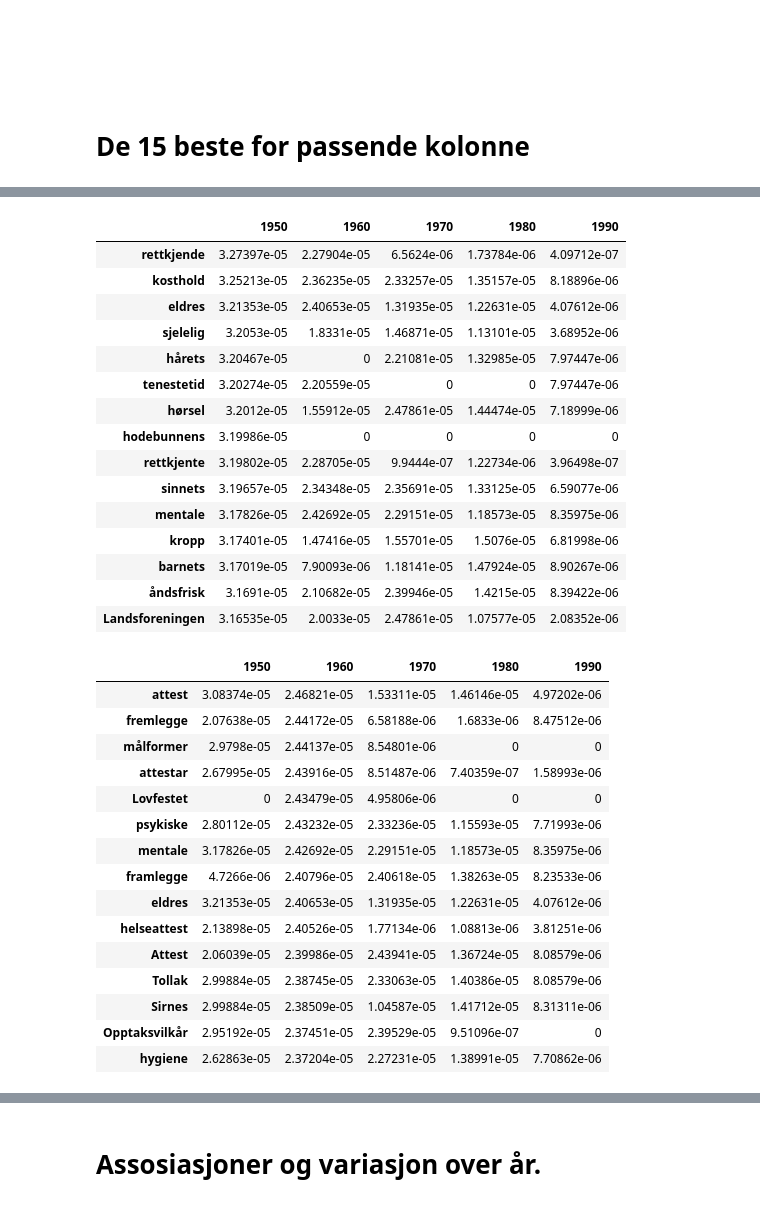
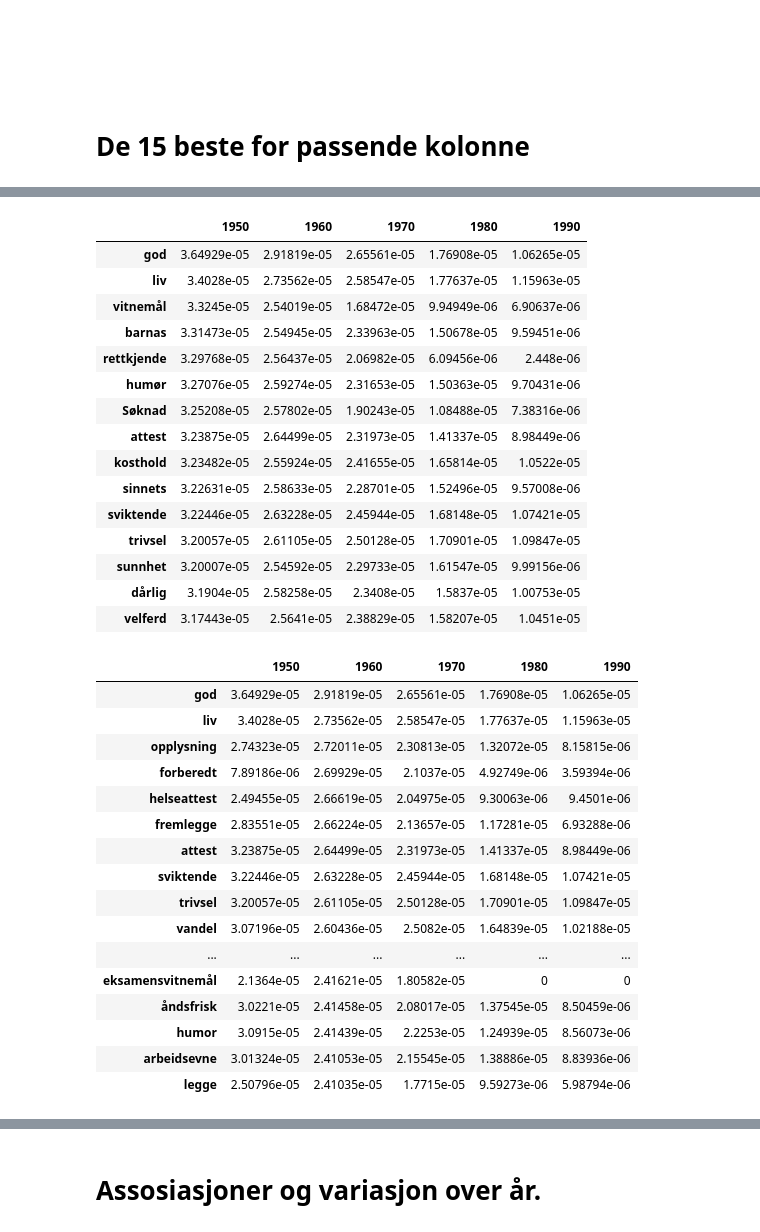
Before and after one commit to Yoonsen/HeCore, a Jupyter notebook: coll_helse_pmi.ipynb, the cells around one changed output, grey strips where cells are left out. Drawn from its saved outputs; the diff is of its cells as text; code cells hidden in the pictures.

```diff
--- a/coll_helse_pmi.ipynb
+++ b/coll_helse_pmi.ipynb
@@ -173,3 +173,6 @@ agg = group_frames(colls)
 nb.normalize_corpus_dataframe(agg)
 # %% [output]
 True
+# %%
+ref = group_frames(reference)
+nb.normalize_corpus_dataframe(ref)
@@ -208,8 +227,9 @@ agg.sort_values(by=agg.columns[2], ascending=False)[:10].style.background_gradie
 | på | 0.00938176 | 0.0110189 | 0.0100142 | 0.0104373 | 0.00997852 |
 # %%
 pmi = pd.DataFrame()
+exp = 1.05
 for i in agg:
-    pmi[i] = agg[i]**1.02/(pd.concat([agg[i], reference[i]],axis=1).sum(axis=1))
+    pmi[i] = agg[i]**exp/(pd.concat([agg[i], ref[i]],axis=1).sum(axis=1))
 # %%
 nb.normalize_corpus_dataframe(pmi)
 # %% [output]
@@ -245,38 +265,39 @@ pmi.sort_values(by=pmi.columns[0], ascending=False).head(15).fillna(0).style.bac
 pmi.sort_values(by=pmi.columns[0], ascending=False).head(15).fillna(0).style.background_gradient(axis=0)
 # %% [output]
 |  | 1950 | 1960 | 1970 | 1980 | 1990 |
-| rettkjende | 3.27397e-05 | 2.27904e-05 | 6.5624e-06 | 1.73784e-06 | 4.09712e-07 |
-| kosthold | 3.25213e-05 | 2.36235e-05 | 2.33257e-05 | 1.35157e-05 | 8.18896e-06 |
-| eldres | 3.21353e-05 | 2.40653e-05 | 1.31935e-05 | 1.22631e-05 | 4.07612e-06 |
-| sjelelig | 3.2053e-05 | 1.8331e-05 | 1.46871e-05 | 1.13101e-05 | 3.68952e-06 |
-| hårets | 3.20467e-05 | 0 | 2.21081e-05 | 1.32985e-05 | 7.97447e-06 |
-| tenestetid | 3.20274e-05 | 2.20559e-05 | 0 | 0 | 7.97447e-06 |
-| hørsel | 3.2012e-05 | 1.55912e-05 | 2.47861e-05 | 1.44474e-05 | 7.18999e-06 |
-| hodebunnens | 3.19986e-05 | 0 | 0 | 0 | 0 |
-| rettkjente | 3.19802e-05 | 2.28705e-05 | 9.9444e-07 | 1.22734e-06 | 3.96498e-07 |
-| sinnets | 3.19657e-05 | 2.34348e-05 | 2.35691e-05 | 1.33125e-05 | 6.59077e-06 |
-| mentale | 3.17826e-05 | 2.42692e-05 | 2.29151e-05 | 1.18573e-05 | 8.35975e-06 |
-| kropp | 3.17401e-05 | 1.47416e-05 | 1.55701e-05 | 1.5076e-05 | 6.81998e-06 |
-| barnets | 3.17019e-05 | 7.90093e-06 | 1.18141e-05 | 1.47924e-05 | 8.90267e-06 |
-| åndsfrisk | 3.1691e-05 | 2.10682e-05 | 2.39946e-05 | 1.4215e-05 | 8.39422e-06 |
-| Landsforeningen | 3.16535e-05 | 2.0033e-05 | 2.47861e-05 | 1.07577e-05 | 2.08352e-06 |
+| god | 3.64929e-05 | 2.91819e-05 | 2.65561e-05 | 1.76908e-05 | 1.06265e-05 |
+| liv | 3.4028e-05 | 2.73562e-05 | 2.58547e-05 | 1.77637e-05 | 1.15963e-05 |
+| vitnemål | 3.3245e-05 | 2.54019e-05 | 1.68472e-05 | 9.94949e-06 | 6.90637e-06 |
+| barnas | 3.31473e-05 | 2.54945e-05 | 2.33963e-05 | 1.50678e-05 | 9.59451e-06 |
+| rettkjende | 3.29768e-05 | 2.56437e-05 | 2.06982e-05 | 6.09456e-06 | 2.448e-06 |
+| humør | 3.27076e-05 | 2.59274e-05 | 2.31653e-05 | 1.50363e-05 | 9.70431e-06 |
+| Søknad | 3.25208e-05 | 2.57802e-05 | 1.90243e-05 | 1.08488e-05 | 7.38316e-06 |
+| attest | 3.23875e-05 | 2.64499e-05 | 2.31973e-05 | 1.41337e-05 | 8.98449e-06 |
+| kosthold | 3.23482e-05 | 2.55924e-05 | 2.41655e-05 | 1.65814e-05 | 1.0522e-05 |
+| sinnets | 3.22631e-05 | 2.58633e-05 | 2.28701e-05 | 1.52496e-05 | 9.57008e-06 |
+| sviktende | 3.22446e-05 | 2.63228e-05 | 2.45944e-05 | 1.68148e-05 | 1.07421e-05 |
+| trivsel | 3.20057e-05 | 2.61105e-05 | 2.50128e-05 | 1.70901e-05 | 1.09847e-05 |
+| sunnhet | 3.20007e-05 | 2.54592e-05 | 2.29733e-05 | 1.61547e-05 | 9.99156e-06 |
+| dårlig | 3.1904e-05 | 2.58258e-05 | 2.3408e-05 | 1.5837e-05 | 1.00753e-05 |
+| velferd | 3.17443e-05 | 2.5641e-05 | 2.38829e-05 | 1.58207e-05 | 1.0451e-05 |
 # %%
-pmi.sort_values(by=pmi.columns[1], ascending=False).head(15).fillna(0).style.background_gradient(axis=1)
+pmi.sort_values(by=pmi.columns[1], ascending=False).head(70).fillna(0).style.background_gradient(axis=1)
 # %% [output]
 |  | 1950 | 1960 | 1970 | 1980 | 1990 |
-| attest | 3.08374e-05 | 2.46821e-05 | 1.53311e-05 | 1.46146e-05 | 4.97202e-06 |
-| fremlegge | 2.07638e-05 | 2.44172e-05 | 6.58188e-06 | 1.6833e-06 | 8.47512e-06 |
-| målformer | 2.9798e-05 | 2.44137e-05 | 8.54801e-06 | 0 | 0 |
-| attestar | 2.67995e-05 | 2.43916e-05 | 8.51487e-06 | 7.40359e-07 | 1.58993e-06 |
-| Lovfestet | 0 | 2.43479e-05 | 4.95806e-06 | 0 | 0 |
-| psykiske | 2.80112e-05 | 2.43232e-05 | 2.33236e-05 | 1.15593e-05 | 7.71993e-06 |
-| mentale | 3.17826e-05 | 2.42692e-05 | 2.29151e-05 | 1.18573e-05 | 8.35975e-06 |
-| framlegge | 4.7266e-06 | 2.40796e-05 | 2.40618e-05 | 1.38263e-05 | 8.23533e-06 |
-| eldres | 3.21353e-05 | 2.40653e-05 | 1.31935e-05 | 1.22631e-05 | 4.07612e-06 |
-| helseattest | 2.13898e-05 | 2.40526e-05 | 1.77134e-06 | 1.08813e-06 | 3.81251e-06 |
-| Attest | 2.06039e-05 | 2.39986e-05 | 2.43941e-05 | 1.36724e-05 | 8.08579e-06 |
-| Tollak | 2.99884e-05 | 2.38745e-05 | 2.33063e-05 | 1.40386e-05 | 8.08579e-06 |
-| Sirnes | 2.99884e-05 | 2.38509e-05 | 1.04587e-05 | 1.41712e-05 | 8.31311e-06 |
-| Opptaksvilkår | 2.95192e-05 | 2.37451e-05 | 2.39529e-05 | 9.51096e-07 | 0 |
-| hygiene | 2.62863e-05 | 2.37204e-05 | 2.27231e-05 | 1.38991e-05 | 7.70862e-06 |
+| god | 3.64929e-05 | 2.91819e-05 | 2.65561e-05 | 1.76908e-05 | 1.06265e-05 |
+| liv | 3.4028e-05 | 2.73562e-05 | 2.58547e-05 | 1.77637e-05 | 1.15963e-05 |
+| opplysning | 2.74323e-05 | 2.72011e-05 | 2.30813e-05 | 1.32072e-05 | 8.15815e-06 |
+| forberedt | 7.89186e-06 | 2.69929e-05 | 2.1037e-05 | 4.92749e-06 | 3.59394e-06 |
+| helseattest | 2.49455e-05 | 2.66619e-05 | 2.04975e-05 | 9.30063e-06 | 9.4501e-06 |
+| fremlegge | 2.83551e-05 | 2.66224e-05 | 2.13657e-05 | 1.17281e-05 | 6.93288e-06 |
+| attest | 3.23875e-05 | 2.64499e-05 | 2.31973e-05 | 1.41337e-05 | 8.98449e-06 |
+| sviktende | 3.22446e-05 | 2.63228e-05 | 2.45944e-05 | 1.68148e-05 | 1.07421e-05 |
+| trivsel | 3.20057e-05 | 2.61105e-05 | 2.50128e-05 | 1.70901e-05 | 1.09847e-05 |
+| vandel | 3.07196e-05 | 2.60436e-05 | 2.5082e-05 | 1.64839e-05 | 1.02188e-05 |
+| ... | ... | ... | ... | ... | ... |
+| eksamensvitnemål | 2.1364e-05 | 2.41621e-05 | 1.80582e-05 | 0 | 0 |
+| åndsfrisk | 3.0221e-05 | 2.41458e-05 | 2.08017e-05 | 1.37545e-05 | 8.50459e-06 |
+| humor | 3.0915e-05 | 2.41439e-05 | 2.2253e-05 | 1.24939e-05 | 8.56073e-06 |
+| arbeidsevne | 3.01324e-05 | 2.41053e-05 | 2.15545e-05 | 1.38886e-05 | 8.83936e-06 |
+| legge | 2.50796e-05 | 2.41035e-05 | 1.7715e-05 | 9.59273e-06 | 5.98794e-06 |
 # %%
```
Also changed, not shown: parts of 16 cells of this notebook, 4 other files.
